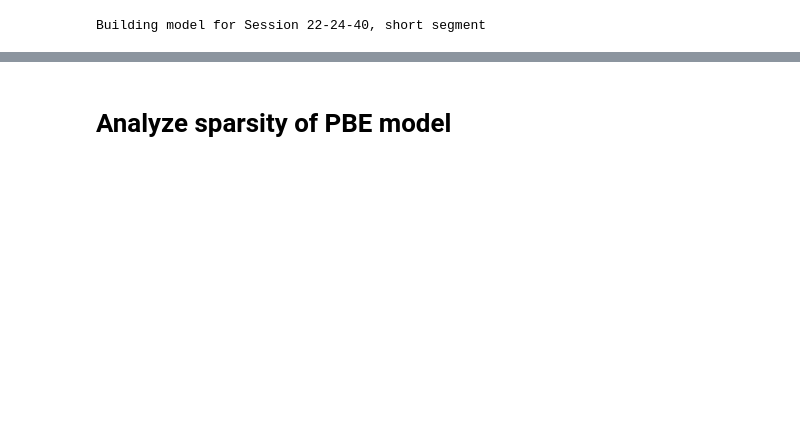
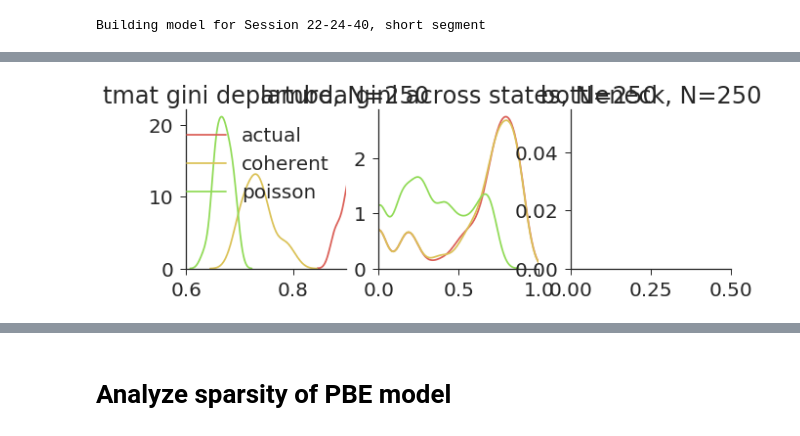
Before and after one commit to ckemere/CloudShuffles, a Jupyter notebook: Explore Latent RUN Space.ipynb, the cells around one changed output, grey strips where cells are left out. Cells and saved outputs as stored; diff of their text form; code cells hidden in the pictures; blank space fills up the shorter version.

```diff
--- a/Explore Latent RUN Space.ipynb
+++ b/Explore Latent RUN Space.ipynb
@@ -141,0 +261,15 @@ Building model for Session 22-24-40, short segment
+# %%
+from model_plotting import plot_transmat_gini_departure, plot_transmat_gini_arrival, plot_bottleneck, plot_lambda_gini_across_states
+# cm = plt.get_cmap('Spectral_r')
+#clist = [cm(1.*i/NUM_COLORS) for i in range(NUM_COLORS)]
+#clist = np.roll(clist, 0, axis=0)
+npl.set_palette(sns.color_palette("hls", 8))
+
+fig, axes = plt.subplots(1,3, figsize=(10,3))
+plot_transmat_gini_departure(axes[0], run_hmms, **fig_kws)
+#plot_transmat_gini_arrival(axes[1], run_hmms, **fig_kws)
+plot_lambda_gini_across_states(axes[1], run_hmms, **fig_kws)
+# # plot_gini_lambda(axes[7], [hmms[0], hmms[2], hmms[3]], **fig_kws)
+plot_bottleneck(axes[2], run_hmms, **fig_kws)
+# %% [output]
+[figure, added]
```
Also changed, not shown: parts of 22 cells of this notebook, 3 other files.
